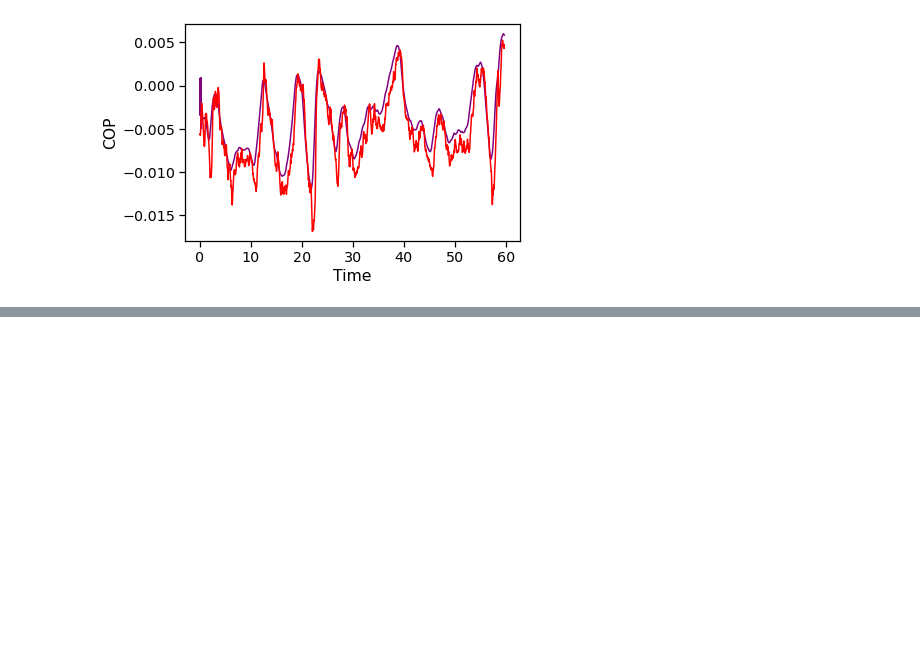
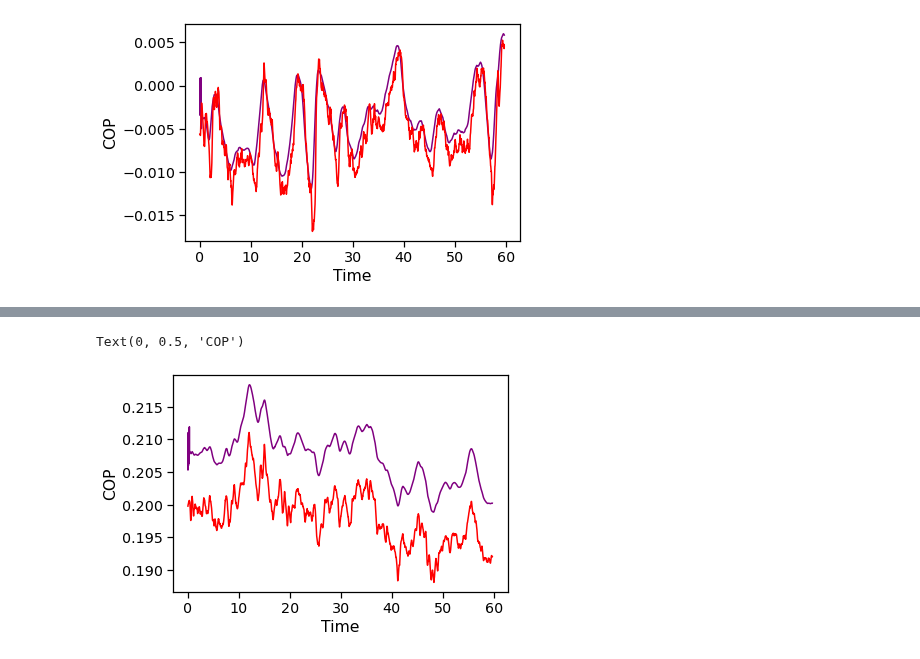
Before and after one commit to FernandaVanzini/COPandCOGestimar, a Jupyter notebook: Função2.ipynb, the cells around one changed output, grey strips where cells are left out. Drawn from its saved outputs; the diff is of its cells as text; code cells hidden in the pictures; blank space fills up the shorter version.

```diff
--- a/Função2.ipynb
+++ b/Função2.ipynb
@@ -149,0 +166,30 @@ Text(0, 0.5, 'COP')
+# %%
+t=grf2['Time']
+dt=t[1]-t[0]
+d1x2=np.zeros(len(matrizangx2))
+d1z2=np.zeros(len(matrizangz2))
+for i in range(0,len(matrizangx2)-1):
+    prox=i+1
+    d1x2[i]=(matrizangx2[prox]-matrizangx2[i])/dt
+    d1z2[i]=(matrizangz2[prox]-matrizangz2[i])/dt
+# %%
+d2x2=np.zeros(len(d1x2))
+d2z2=np.zeros(len(d1z2))
+for i in range(0,30):
+    prox=i+1
+    d2x2[i]=(d1x2[prox]-d1x2[i])/dt
+    d2z2[i]=(d1z2[prox]-d1z2[i])/dt
+# %%
+COPX2= COGX2[30:] -(4/3)*(d2[30:]**4)*(1/9.8)*d2x2
+COPZ2= COGZ2[30:] -(4/3)*(d2[30:]**4)*(1/9.8)*d2z2
+# %%
+COPXreal2=grf2['COPNET_X']
+COPZreal2=grf2['COPNET_Z']
+# %%
+plt.plot(t[:-30],COPX2,marker='', color='purple', linestyle='-')
+plt.plot(t[:-30],COPXreal2[30:],marker='',color='red',linestyle='-')
+plt.xlabel('Time')
+plt.ylabel('COP')
+# %% [output]
+Text(0, 0.5, 'COP')
+[figure, added]
```
Also changed, not shown: parts of 64 cells of this notebook.
